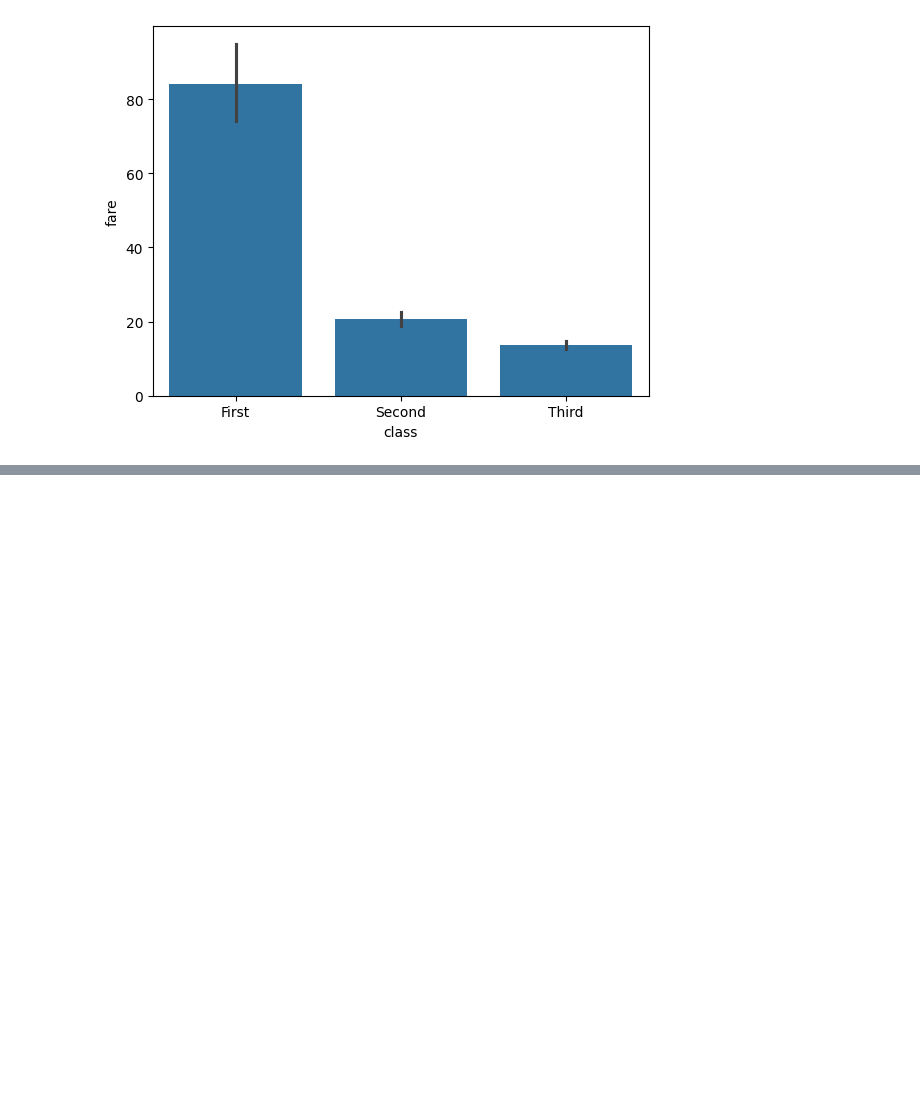
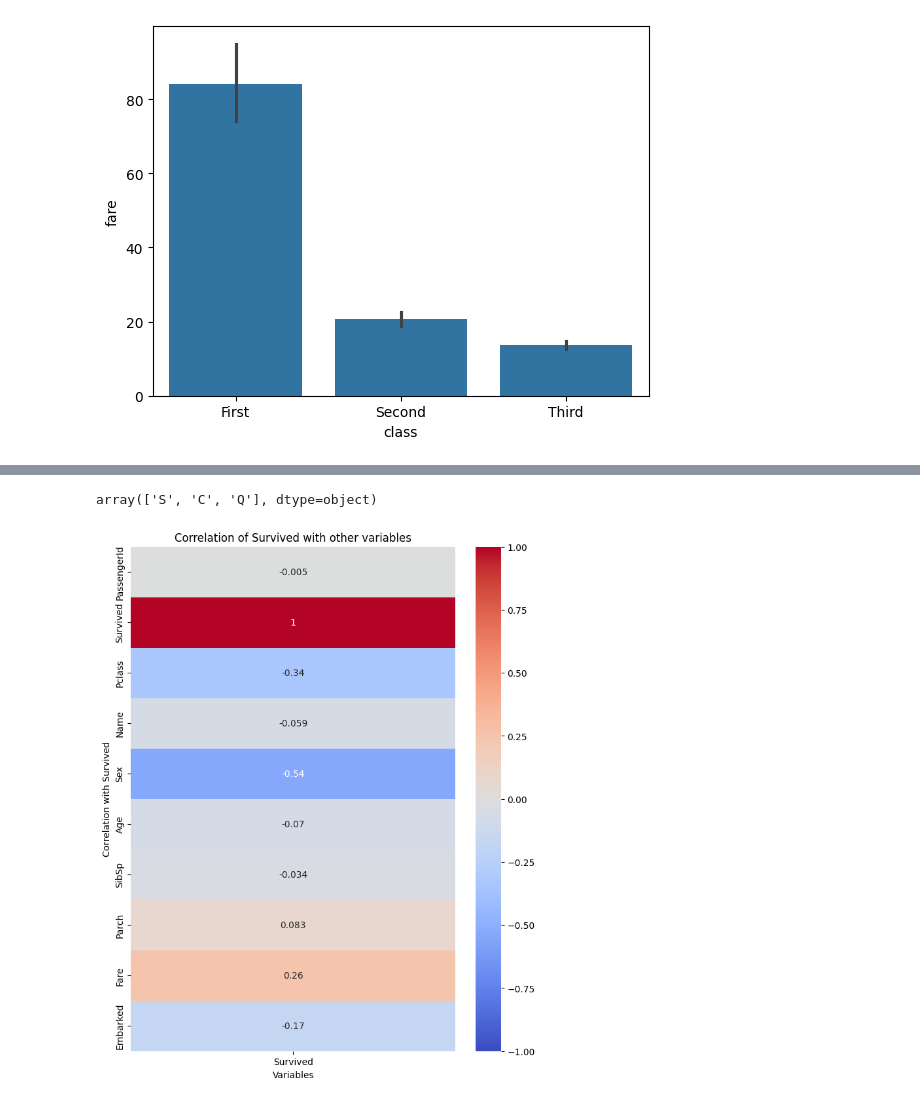
Before and after one commit to pnytrainingrepo/artificial-intelligence, a Jupyter notebook: python-codes/seaborn/seaborn-test.ipynb, the cells around one changed output, grey strips where cells are left out. Cells and saved outputs as stored; diff of their text form; code cells hidden in the pictures; blank space fills up the shorter version.

```diff
--- a/python-codes/seaborn/seaborn-test.ipynb
+++ b/python-codes/seaborn/seaborn-test.ipynb
@@ -95,0 +305,29 @@ sns.barplot(x="class", y="fare", data=titanic)
+# %%
+le = LabelEncoder()
+
+# Fit and transform the 'Name' column
+df['Name'] = le.fit_transform(df['Name'])
+# %%
+df = df.dropna(subset=['Embarked'])
+# %%
+df['Embarked'].unique()
+# %% [output]
+array(['S', 'C', 'Q'], dtype=object)
+# %%
+le = LabelEncoder()
+
+# Fit and transform the 'Embarked' column
+df['Embarked'] = le.fit_transform(df['Embarked'])
+# %%
+df.drop(columns=['Ticket'], inplace=True)
+# %%
+correlation_matrix = df.corr()
+survival_correlation = correlation_matrix[['Survived']]
+plt.figure(figsize=(8, 10))
+sns.heatmap(survival_correlation, annot=True, cmap='coolwarm', vmin=-1, vmax=1, cbar=True)
+plt.title('Correlation of Survived with other variables')
+plt.xlabel('Variables')
+plt.ylabel('Correlation with Survived')
+plt.show()
+# %% [output]
+[figure, added]
```
Also changed, not shown: parts of 32 cells of this notebook, 2 other files.
